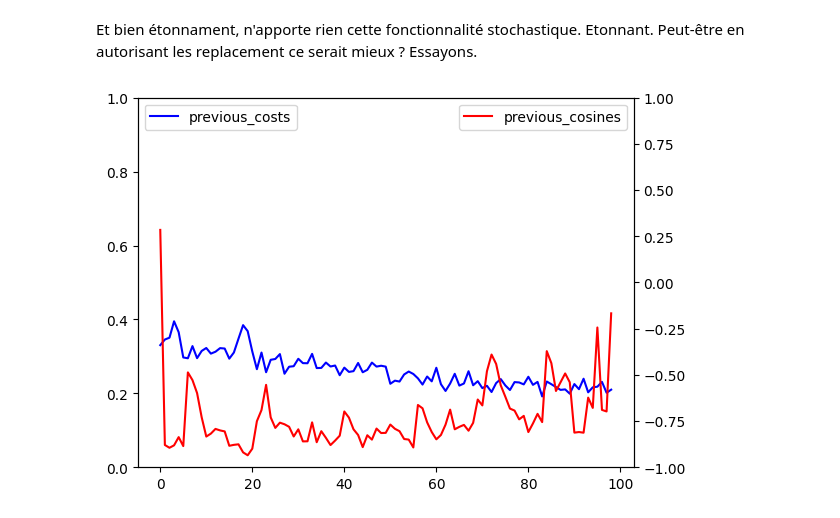
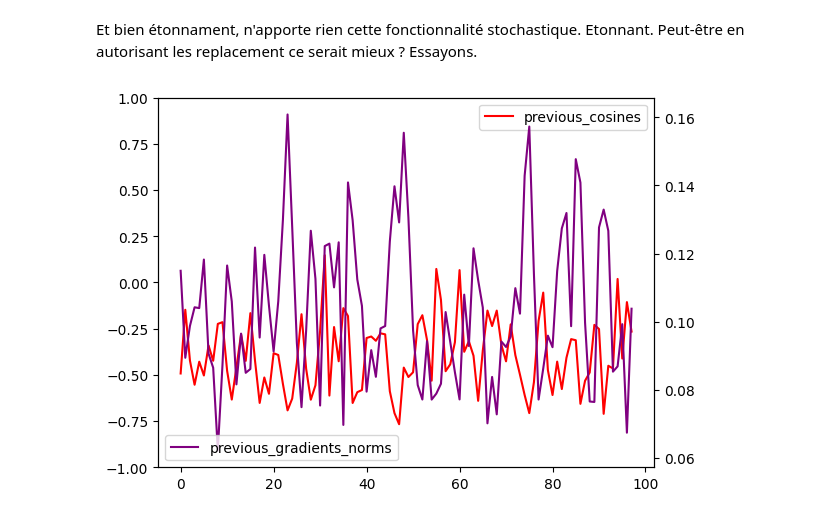
Before and after one commit to lucasabuela/my_first_nn, a Jupyter notebook: playground.ipynb, the cells around one changed output. Drawn from its saved outputs; the diff is of its cells as text; code cells hidden in the pictures.

```diff
--- a/playground.ipynb
+++ b/playground.ipynb
@@ -143,23 +143,29 @@ src.script.save_object(object=previous_accuracies_8, name="previous_accuracies_8
 # %%
 multilayer_perceptron = src.script.load_object(name="mlp_untrained_test")
 # %%
-metrics_during_training = learning(multilayer_perceptron=multilayer_perceptron, training_set=training_set, test_set=test_set, steps_number=100, eta=4*1e-03, computes_training_costs_during_training=True, computes_accuracies_during_training=True, computes_consecutive_gradients_magnified_cosines=True)
-previous_cosines = metrics_during_training["consecutive_gradients_magnified_cosines"]
-previous_costs = metrics_during_training["costs_during_training"]
-previous_accuracies = metrics_during_training["accuracies_during_training"]
+metrics_during_training = learning(multilayer_perceptron=multilayer_perceptron, training_set=training_set, test_set=test_set, steps_number=800, eta=8*1e-03, computes_training_costs=False, computes_accuracies=False, computes_gradients_norms=True, computes_consecutive_gradients_cosines=True)
+previous_cosines = metrics_during_training["consecutive_gradients_cosines"]
+#previous_costs = metrics_during_training["costs_during_training"]
+previous_gradient_norms = metrics_during_training["gradients_norms_during_training"]
+#previous_accuracies = metrics_during_training["accuracies_during_training"]
 # %%
-fig, ax1 = plt.subplots()
+fig, ax2 = plt.subplots()
 
-ax1.plot(previous_costs[1:-1], label="previous_costs", color="blue")
-ax2 = ax1.twinx()
-ax2.plot(previous_cosines[0:-1], label="previous_cosines", color="red")
+"""ax1.plot(previous_costs[2:-1], label="previous_costs", color="blue")
 ax1.legend(loc = "upper left")
-ax1.set_ylim([0,1])
+ax1.set_ylim([0,1])"""
+
+ax2.plot(previous_cosines[701:-1], label="previous_cosines", color="red")
 ax2.legend(loc="upper right")
 ax2.set_ylim([-1,1])
+
+ax3 = ax2.twinx()
+ax3.plot(previous_gradient_norms[701:-1], label="previous_gradients_norms", color="purple")
+ax3.legend(loc = "lower left")
+
 plt.show()
 # %% [output]
-[figure, old version]
+[figure, new version]
 # %%
 fig, ax1 = plt.subplots()
 
```
Also changed, not shown: parts of 4 cells of this notebook, 2 other files.
